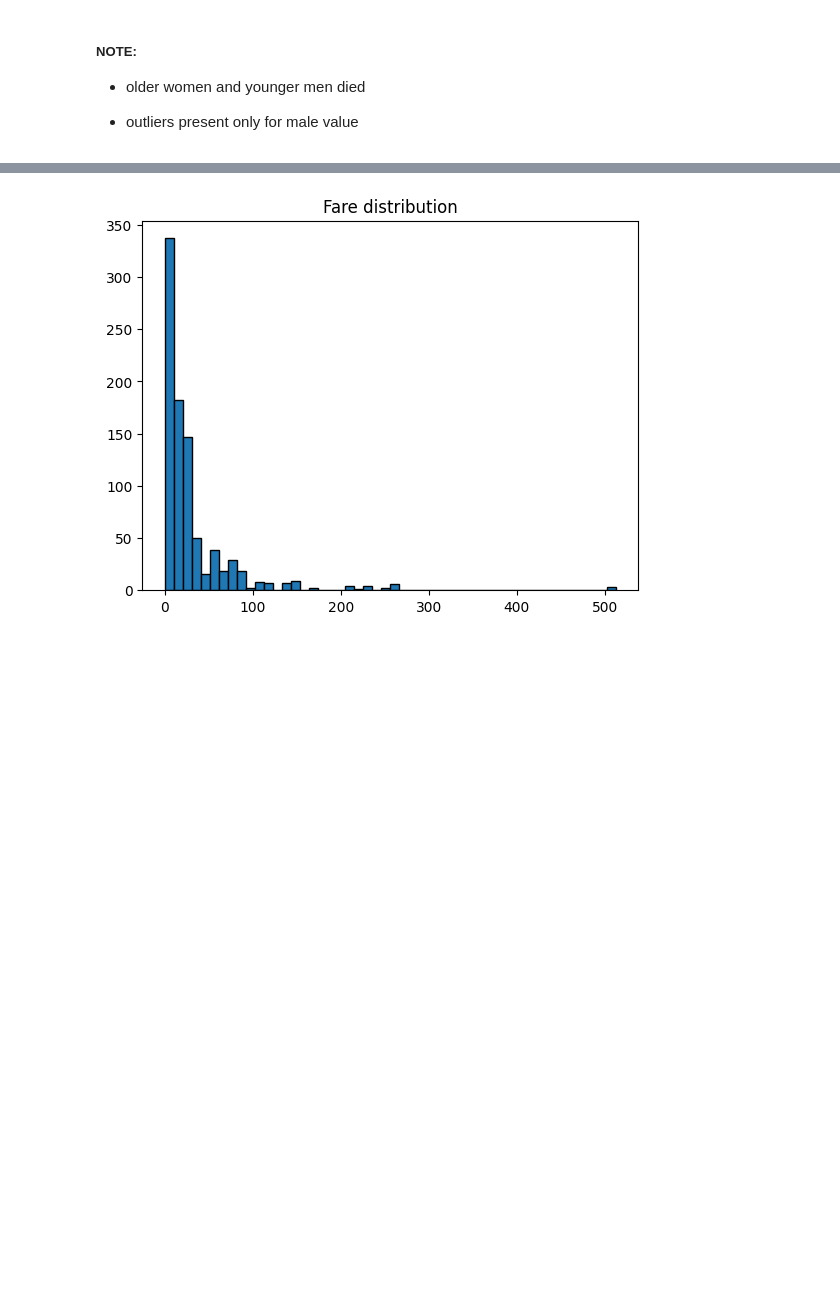
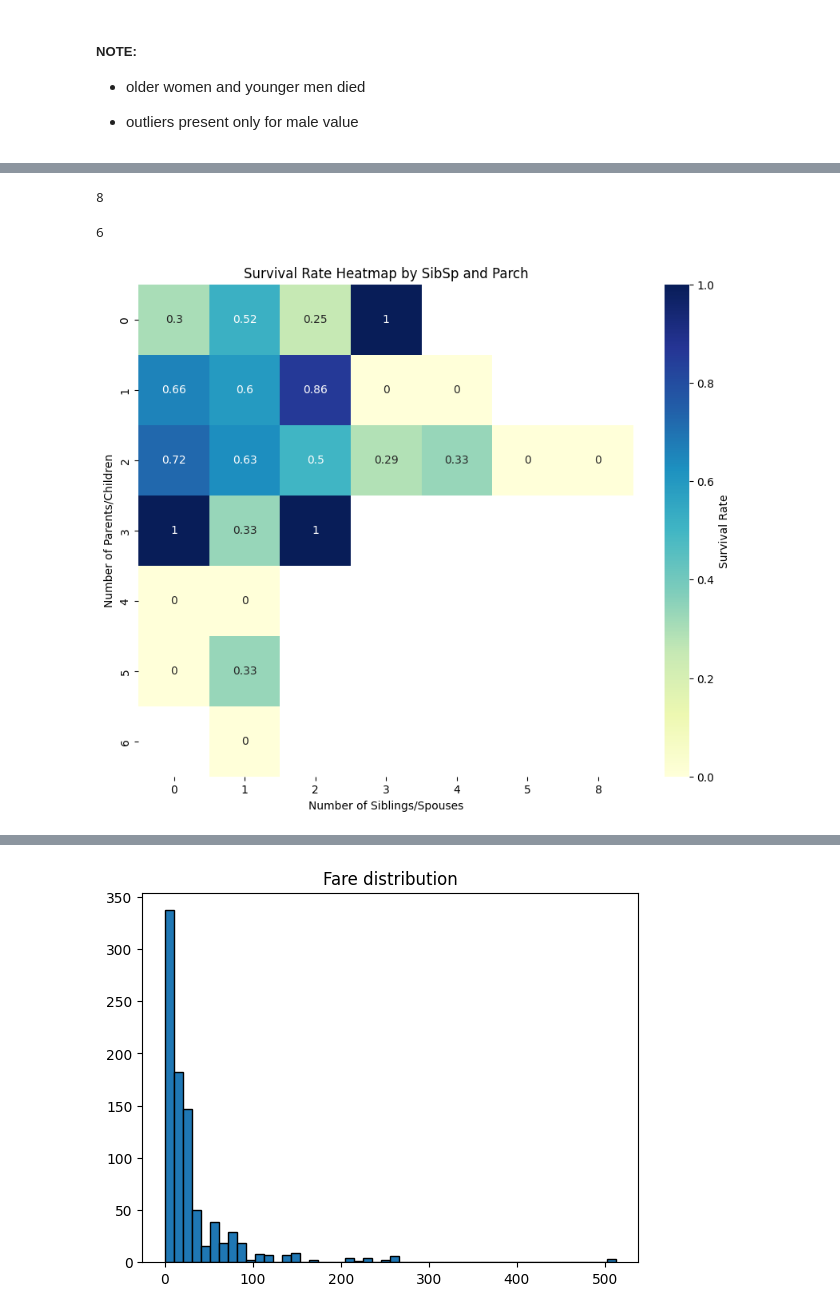
Before and after one commit to AnnaVerbytska/Titanic-Machine_Learning-from-Disaster, a Jupyter notebook: notebooks/titanic.ipynb, the cells around one changed output, grey strips where cells are left out. Cells and saved outputs as stored; diff of their text form; code cells hidden in the pictures; blank space fills up the shorter version.

```diff
--- a/notebooks/titanic.ipynb
+++ b/notebooks/titanic.ipynb
@@ -165,0 +189,23 @@ plt.show()
+# %%
+# Max number of siblings and spouses
+print(train_df['SibSp'].max())
+# %% [output]
+8
+# %%
+# Max num of paernts & children
+print(train_df['Parch'].max())
+# %% [output]
+6
+# %%
+
+# Create a pivot table for the heatmap
+pivot_table = train_df.pivot_table(values='Survived', index='Parch', columns='SibSp', aggfunc='mean')
+
+plt.figure(figsize=(10, 8))
+sns.heatmap(pivot_table, annot=True, cmap='YlGnBu', cbar_kws={'label': 'Survival Rate'})
+plt.title('Survival Rate Heatmap by SibSp and Parch')
+plt.xlabel('Number of Siblings/Spouses')
+plt.ylabel('Number of Parents/Children')
+plt.show()
+# %% [output]
+[figure, added]
```
Also changed, not shown: parts of 36 cells of this notebook, 2 other files.
